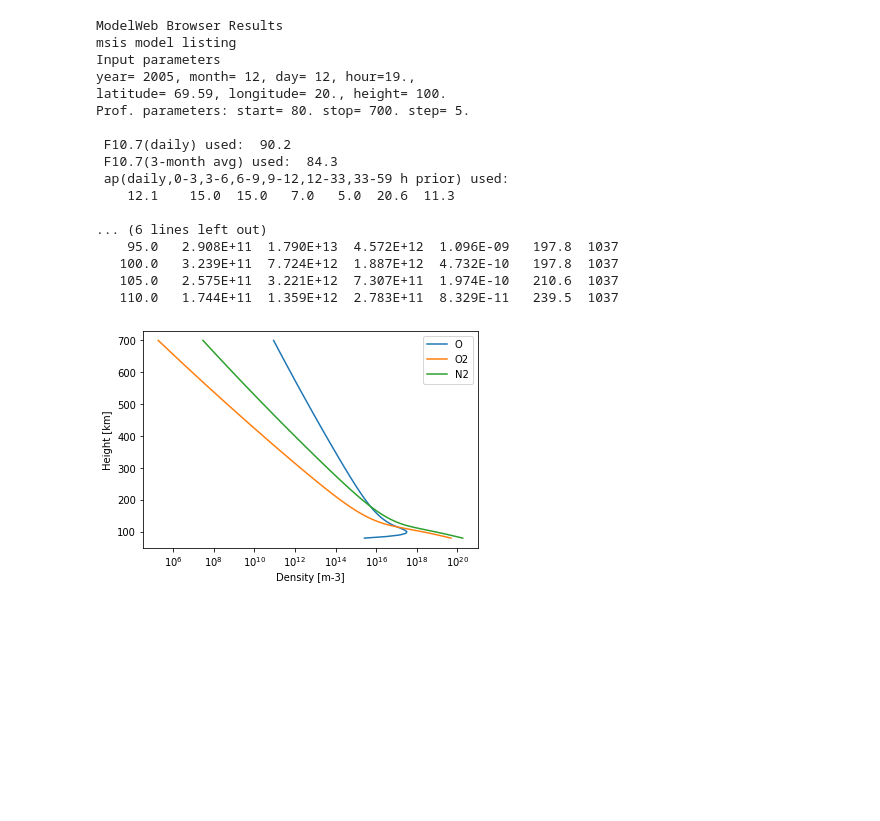
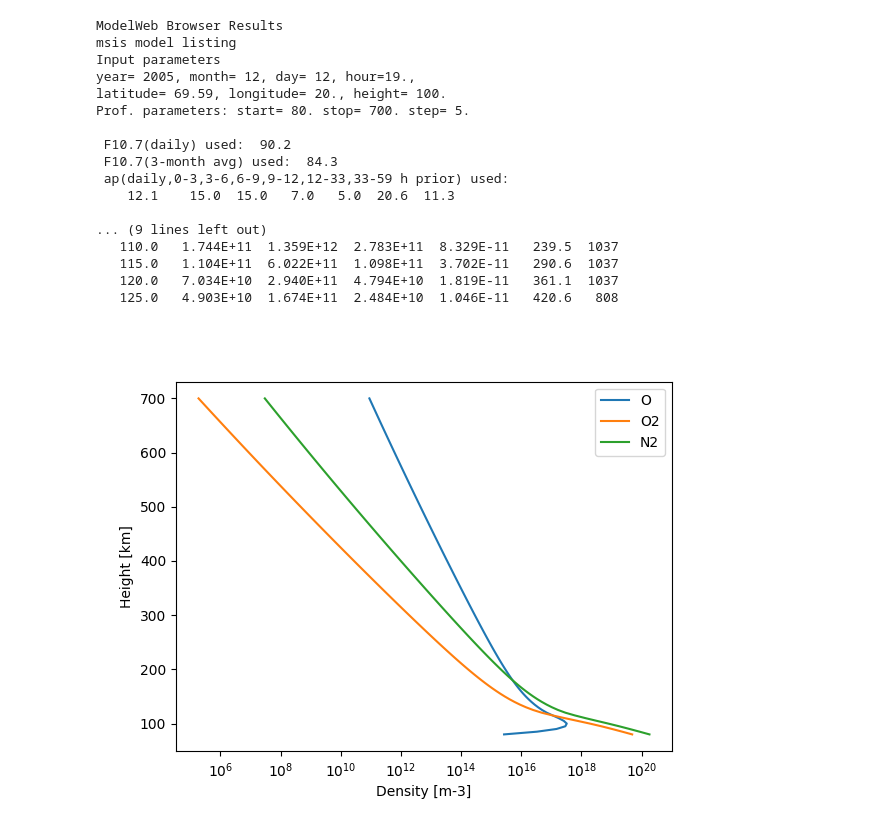
Before and after one commit to ostald/ElectronPrecipitation, a Jupyter notebook: loadMSIS.ipynb, the cells around one changed output. Cells and saved outputs as stored; diff of their text form; code cells hidden in the pictures; blank space fills up the shorter version.

```diff
--- a/loadMSIS.ipynb
+++ b/loadMSIS.ipynb
@@ -1,7 +1,11 @@
 # %%
 import numpy as np
 
-_printing = 0
+import import_ipynb
+from organizing import pcfg
+con = pcfg
+
+_printing = con.print
 
 _kb = 1.380649e-23 #in SI units
 _re = 6371000      #in m
@@ -22,9 +26,9 @@ def loadMSIS(file):
     f.close()
 
     #print first few lines
-    if _printing:
+    if con.print:
         f = open(file, 'r')
-        for i in range(22):
+        for i in range(25):
             print(f.readline().replace('\n', ''))
             continue
         f.close()
@@ -49,35 +53,44 @@ def loadMSIS(file):
     return [z_msis, n_o1_msis, n_n2_msis, n_o2_msis, mass_density, temp_n_msis, scale_height_msis]
 # %%
 #visualization
-if _printing:
+if con.print:
+    import matplotlib.pyplot as plt
+    %matplotlib widget
+    from scipy.interpolate import CubicSpline, interp1d, PchipInterpolator
+
     MSISFile = '/Users/ost051/Documents/PhD/Electron Precipitation/example/Meta-data/msis.txt'
-    loadMSIS(MSISFile)
+    [z_msis
+     , n_o1_msis
+     , n_n2_msis
+     , n_o2_msis
+     , mass_density
+     , temp_n_msis
+     , scale_height_msis] = loadMSIS(MSISFile)
 
-    import matplotlib.pyplot as plt
     plt.figure()
     plt.plot(n_o1_msis, z_msis/1e3, label = 'O')
     plt.plot(n_o2_msis, z_msis/1e3, label = 'O2')
     plt.plot(n_n2_msis, z_msis/1e3, label = 'N2')
     plt.ylabel('Height [km]')
     plt.xlabel('Density [m-3]')
     plt.xscale('log')
     plt.legend()
 # %% [output]
 ModelWeb Browser Results
 msis model listing
 Input parameters
 year= 2005, month= 12, day= 12, hour=19.,
 latitude= 69.59, longitude= 20., height= 100.
 Prof. parameters: start= 80. stop= 700. step= 5.
 
  F10.7(daily) used:  90.2
  F10.7(3-month avg) used:  84.3
  ap(daily,0-3,3-6,6-9,9-12,12-33,33-59 h prior) used:
     12.1    15.0  15.0   7.0   5.0  20.6  11.3
 
-... (6 lines left out)
-    95.0   2.908E+11  1.790E+13  4.572E+12  1.096E-09   197.8  1037
-   100.0   3.239E+11  7.724E+12  1.887E+12  4.732E-10   197.8  1037
-   105.0   2.575E+11  3.221E+12  7.307E+11  1.974E-10   210.6  1037
+... (9 lines left out)
    110.0   1.744E+11  1.359E+12  2.783E+11  8.329E-11   239.5  1037
+   115.0   1.104E+11  6.022E+11  1.098E+11  3.702E-11   290.6  1037
+   120.0   7.034E+10  2.940E+11  4.794E+10  1.819E-11   361.1  1037
+   125.0   4.903E+10  1.674E+11  2.484E+10  1.046E-11   420.6   808
-[figure, old version]
+[figure, new version]
```
Also changed, not shown: parts of 2 cells of this notebook, 6 other files.
